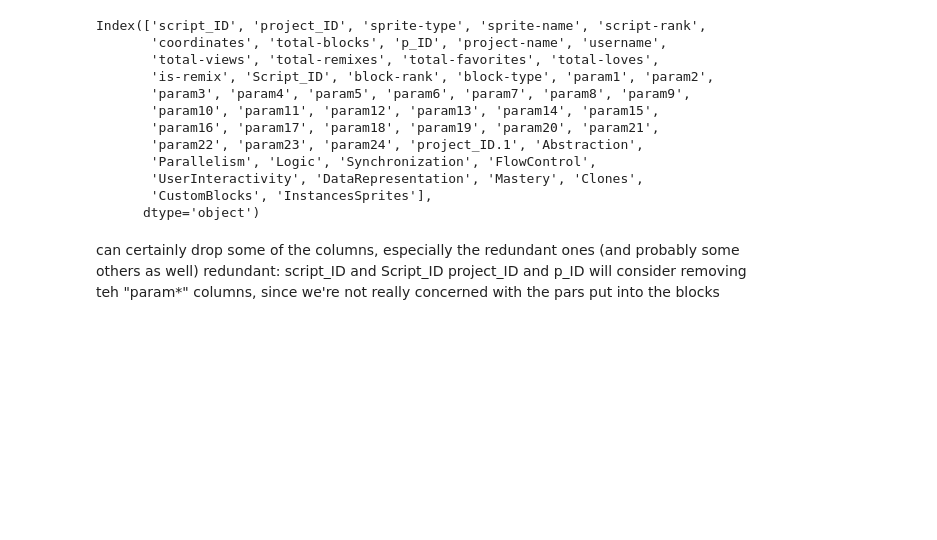
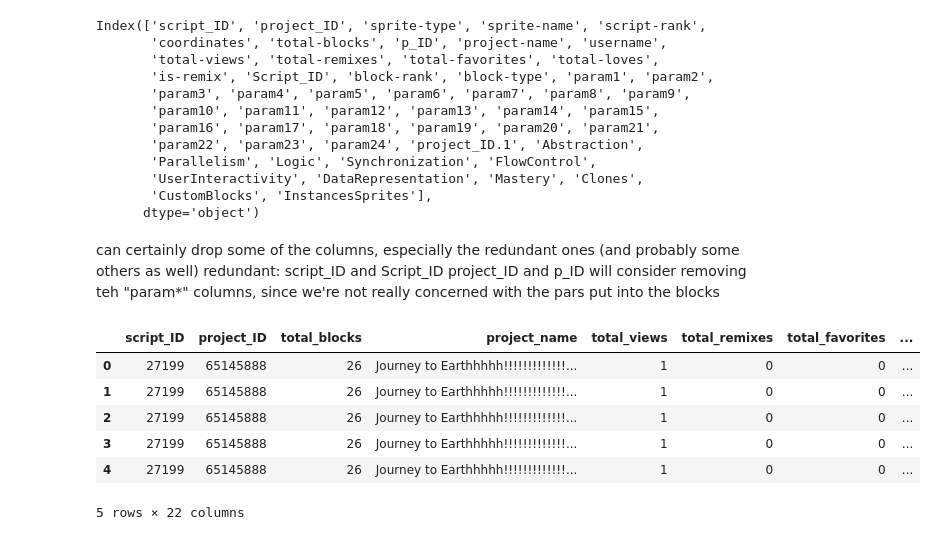
Before and after one commit to mattjohndavidson/scratch_analysis, a Jupyter notebook: codebase/Untitled.ipynb, the cells around one changed output. Saved outputs shown, nothing was run; the diff lists cells and outputs as text; code cells hidden in the pictures; blank space fills up the shorter version.

```diff
--- a/codebase/Untitled.ipynb
+++ b/codebase/Untitled.ipynb
@@ -23,7 +23,7 @@ def clean(dat):
     dat.columns = [i.replace('-', '_') for i in dat.columns]
     #dat = dat.drop(columns=['Script_ID','p_ID'])
     dat = dat[dat.columns[~dat.columns.str.contains('param')]]
-    dat = dat.drop(columns=['sprite_type','sprite_name','script_rank','coordinates','username','project_ID.1'])
+    dat = dat.drop(columns=['sprite_type','sprite_name','script_rank','coordinates','username','project_ID.1','Script_ID','p_ID'])
     return dat
 # %% [markdown]
 can certainly drop some of the columns, especially the redundant ones (and probably some others as well)
@@ -31,3 +31,15 @@ redundant:
     script_ID and Script_ID
     project_ID and p_ID
 will consider removing teh "param*" columns, since we're not really concerned with the pars put into the blocks
+# %%
+dat = pd.read_csv('data/project_db_500.csv',low_memory=False)
+dat = clean(dat)
+dat.head()
+# %% [output]
+|  | script_ID | project_ID | total_blocks | project_name | total_views | total_remixes | total_favorites | ... |
+| 0 | 27199 | 65145888 | 26 | Journey to Earthhhhh!!!!!!!!!!!!!... | 1 | 0 | 0 | ... |
+| 1 | 27199 | 65145888 | 26 | Journey to Earthhhhh!!!!!!!!!!!!!... | 1 | 0 | 0 | ... |
+| 2 | 27199 | 65145888 | 26 | Journey to Earthhhhh!!!!!!!!!!!!!... | 1 | 0 | 0 | ... |
+| 3 | 27199 | 65145888 | 26 | Journey to Earthhhhh!!!!!!!!!!!!!... | 1 | 0 | 0 | ... |
+| 4 | 27199 | 65145888 | 26 | Journey to Earthhhhh!!!!!!!!!!!!!... | 1 | 0 | 0 | ... |
+5 rows × 22 columns
```
Also changed, not shown: parts of 13 cells of this notebook.
